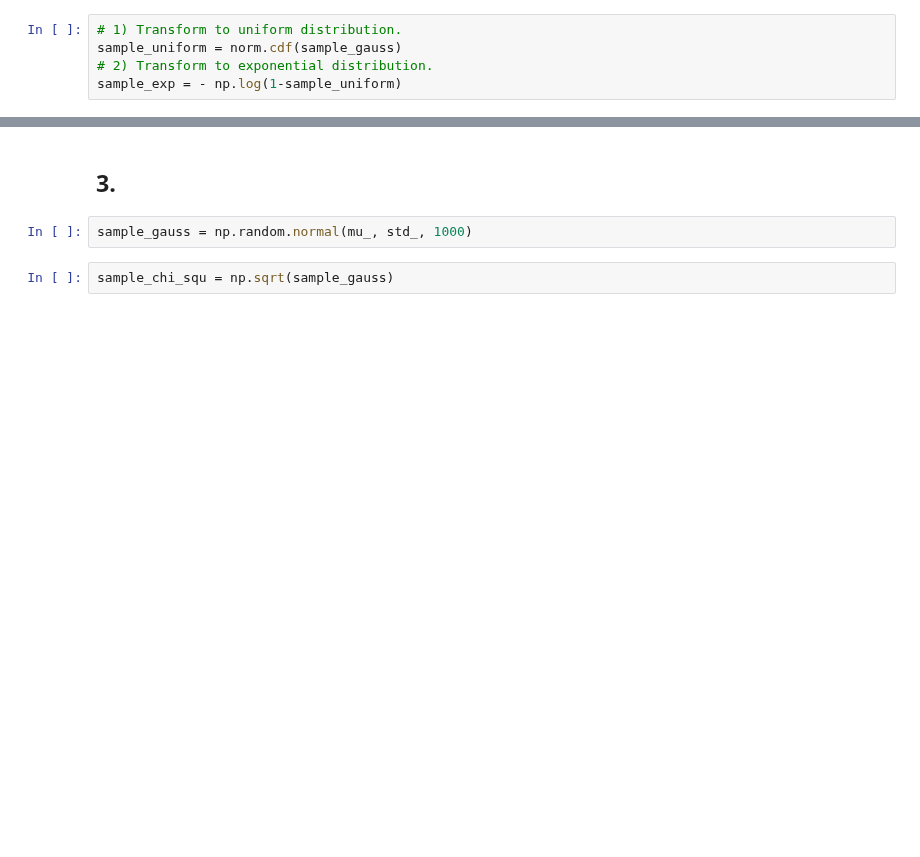
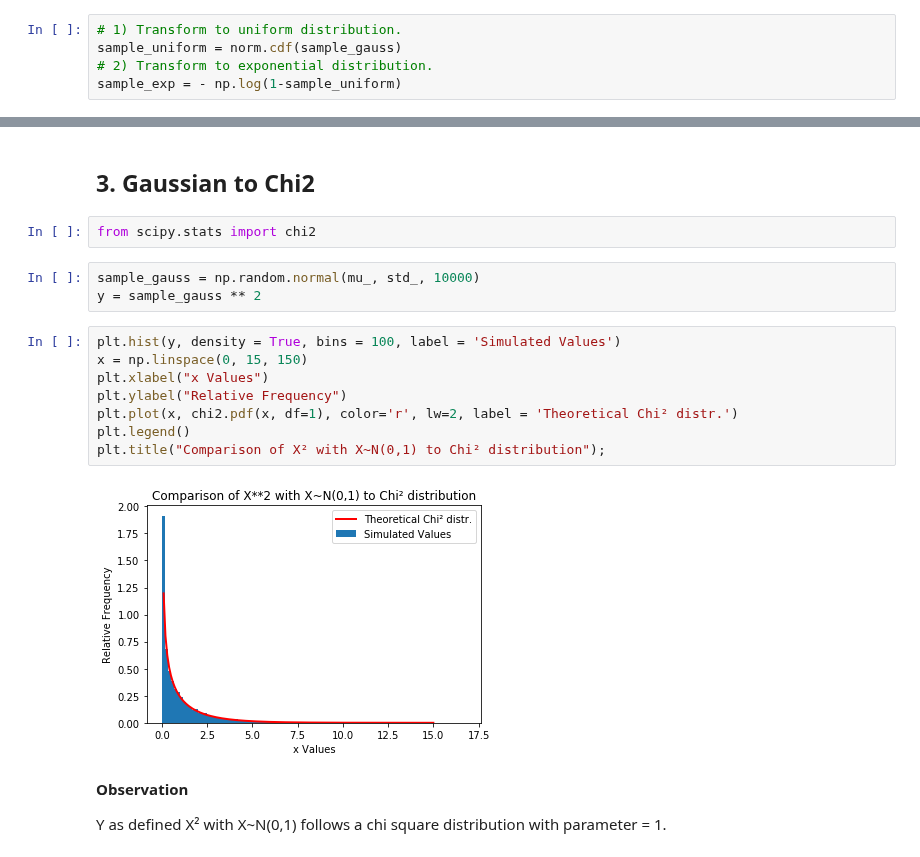
Before and after one commit to DorotheaMueller/statistics_assignments, a Jupyter notebook: ex_1.ipynb, the cells around one changed output, grey strips where cells are left out. Cells and saved outputs as stored; diff of their text form; blank space fills up the shorter version.

```diff
--- a/ex_1.ipynb
+++ b/ex_1.ipynb
@@ -498,6 +498,21 @@ plt.suptitle("Gaussian distribution converted to exponential distribution");
 # %% [markdown]
-## 3.
+## 3. Gaussian to Chi2
+# %%
+from scipy.stats import chi2
 # %%
-sample_gauss = np.random.normal(mu_, std_, 1000)
+sample_gauss = np.random.normal(mu_, std_, 10000)
+y = sample_gauss ** 2
-# %%
-sample_chi_squ = np.sqrt(sample_gauss)
+# %%
+plt.hist(y, density = True, bins = 100, label = 'Simulated Values')
+x = np.linspace(0, 15, 150)
+plt.xlabel("x Values")
+plt.ylabel("Relative Frequency")
+plt.plot(x, chi2.pdf(x, df=1), color='r', lw=2, label = 'Theoretical Chi² distr.')
+plt.legend()
+plt.title("Comparison of X² with X~N(0,1) to Chi² distribution");
+# %% [output]
+[figure, added]
+# %% [markdown]
+**Observation**
+
+Y as defined X² with X~N(0,1) follows a chi square distribution with parameter = 1.
```
Also changed, not shown: parts of 4 cells of this notebook.
